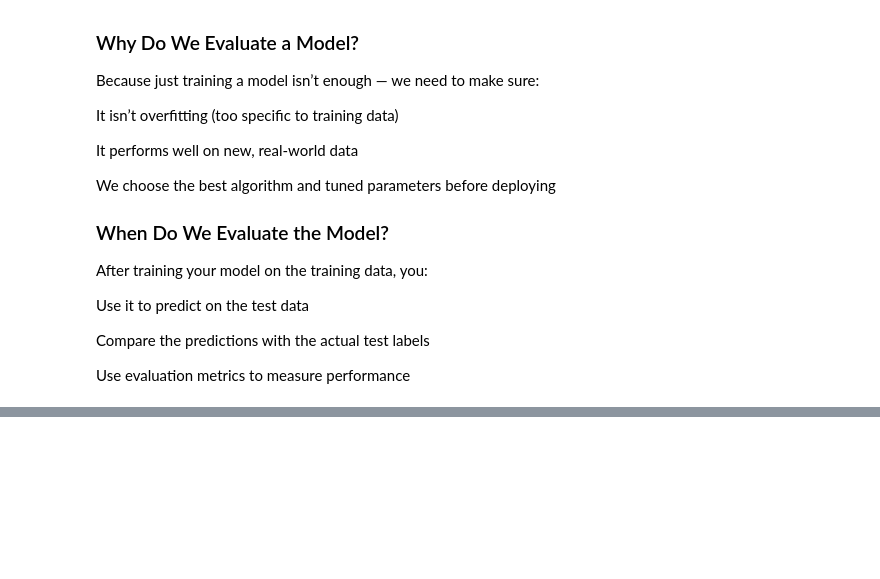
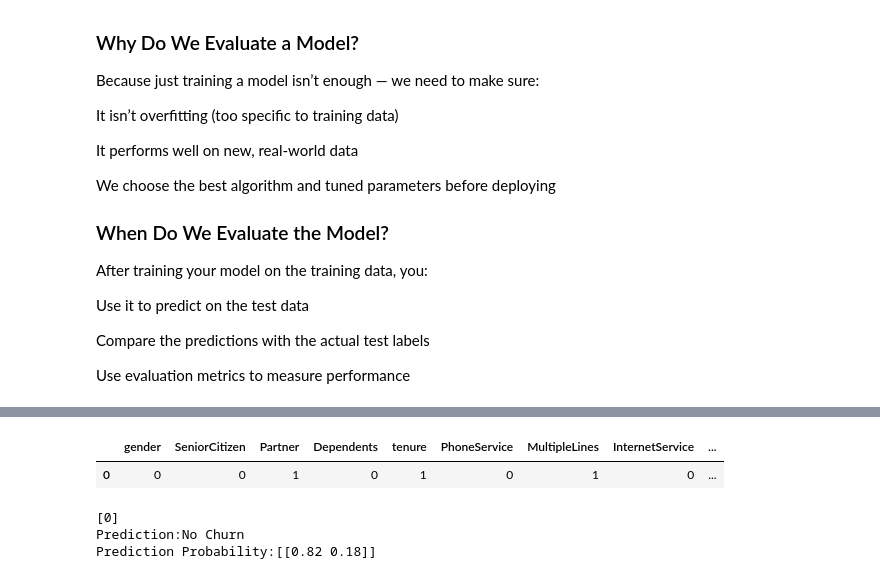
Before and after one commit to Anshu-code-202/MSLearn-Customer-Churn-Prediction, a Jupyter notebook: churn_prediction_using_ML.ipynb, the cells around one changed output, grey strips where cells are left out. Drawn from its saved outputs; the diff is of its cells as text; code cells hidden in the pictures; blank space fills up the shorter version.

```diff
--- a/churn_prediction_using_ML.ipynb
+++ b/churn_prediction_using_ML.ipynb
@@ -932,0 +770,7 @@ Use evaluation metrics to measure performance
+# %%
+#save the trained model as a pickle file
+
+model_data={"model":rfc,"feature_names":X.columns.tolist}
+
+with open ("customer_chunr_model.pkl","wb") as f:
+    pickle.dump(model_data, f)
@@ -932,0 +786,10 @@ Use evaluation metrics to measure performance
+# %%
+#load the saved model and the encoders
+
+with open ("customer_chunr_model.pkl","rb") as f:
+    model_data=pickle.load(f)
+
+loaded_model=model_data["model"]
+feature_names=model_data["feature_names"]
+print(loaded_model)
+print(feature_names)
@@ -932,0 +804,8 @@ Use evaluation metrics to measure performance
+# %%
+import pandas as pd
+#  This creates a one-row DataFrame (input_data_df) from the new customer's details.
+
+# The dictionary keys are column names; values are customer inputs.
+
+
+input_data = {'gender': 'Female', 'SeniorCitizen': '0', 'Partner': 'Yes', 'Dependents': 'No', 'tenure': '1', 'PhoneService': 'No', 'MultipleLines': 'No phone service', 'InternetService': 'DSL', 'OnlineSecurity': 'No', 'OnlineBackup': 'Yes', 'DeviceProtection': 'No', 'TechSupport': 'No', 'StreamingTV': 'No', 'StreamingMovies': 'No', 'Contract': 'Month-to-month', 'PaperlessBilling': 'Yes', 'PaymentMethod': 'Electronic check', 'MonthlyCharges': '29.85', 'TotalCharges': '29.85'}
@@ -932,0 +833,18 @@ Use evaluation metrics to measure performance
+# %%
+
+input_data_df=pd.DataFrame([input_data])
+with open("encoders.pkl","rb") as f:
+    encoders=pickle.load(f)
+
+
+print(input_data_df.head())
+#encode categorical features using saved encoders
+for column,encoder in encoders.items():
+    input_data_df[column]=encoder.transform(input_data_df[column])
+     # This loop encodes each categorical column in your new input using the same encoder used during training.
+# Applies the correct label encoder for that column.
+
+# Replaces the string values in input_data_df with their numeric equivalents.
+
+
+# It ensures consistency between training data and new input
@@ -932,0 +863,19 @@ Use evaluation metrics to measure performance
+# %%
+input_data_df.head()
+# %% [output]
+|  | gender | SeniorCitizen | Partner | Dependents | tenure | PhoneService | MultipleLines | InternetService | ... |
+| 0 | 0 | 0 | 1 | 0 | 1 | 0 | 1 | 0 | ... |
+# %%
+#make a prediction
+prediction = loaded_model.predict(input_data_df)
+pred_prob = loaded_model.predict_proba(input_data_df)
+print(prediction)
+
+
+#results
+print(f"Prediction:{'Churn' if prediction[0]==1 else 'No Churn'}")
+print(f"Prediction Probability:{pred_prob}")
+# %% [output]
+[0]
+Prediction:No Churn
+Prediction Probability:[[0.82 0.18]]
```
Also changed, not shown: parts of 51 cells of this notebook.
